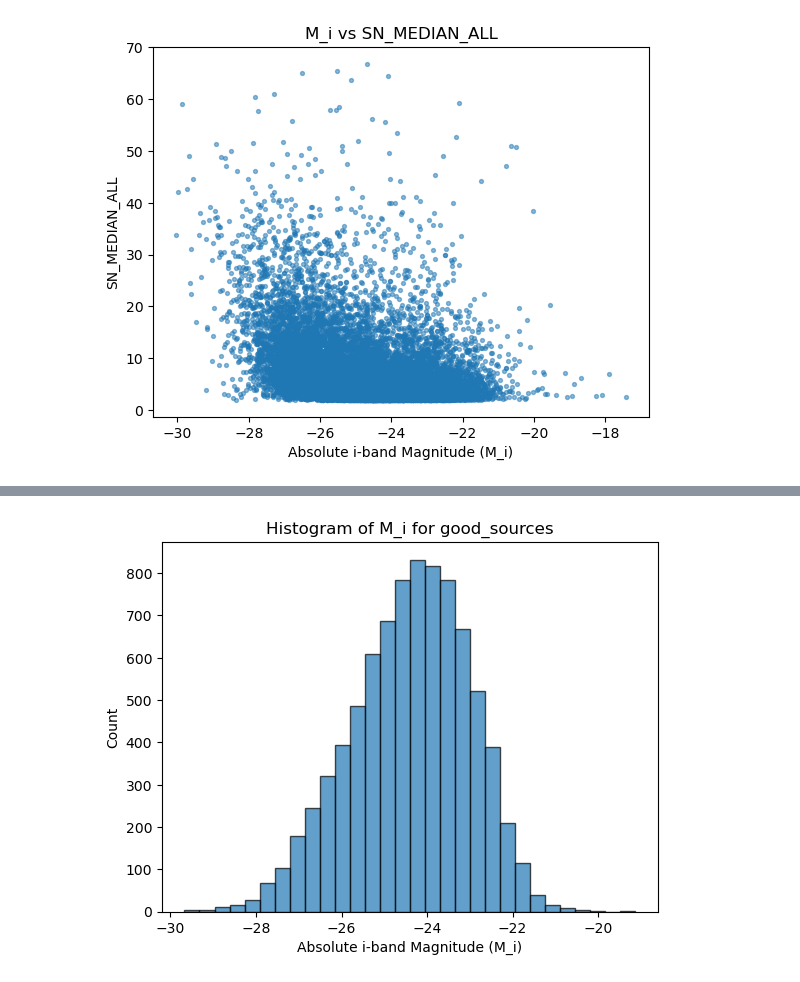
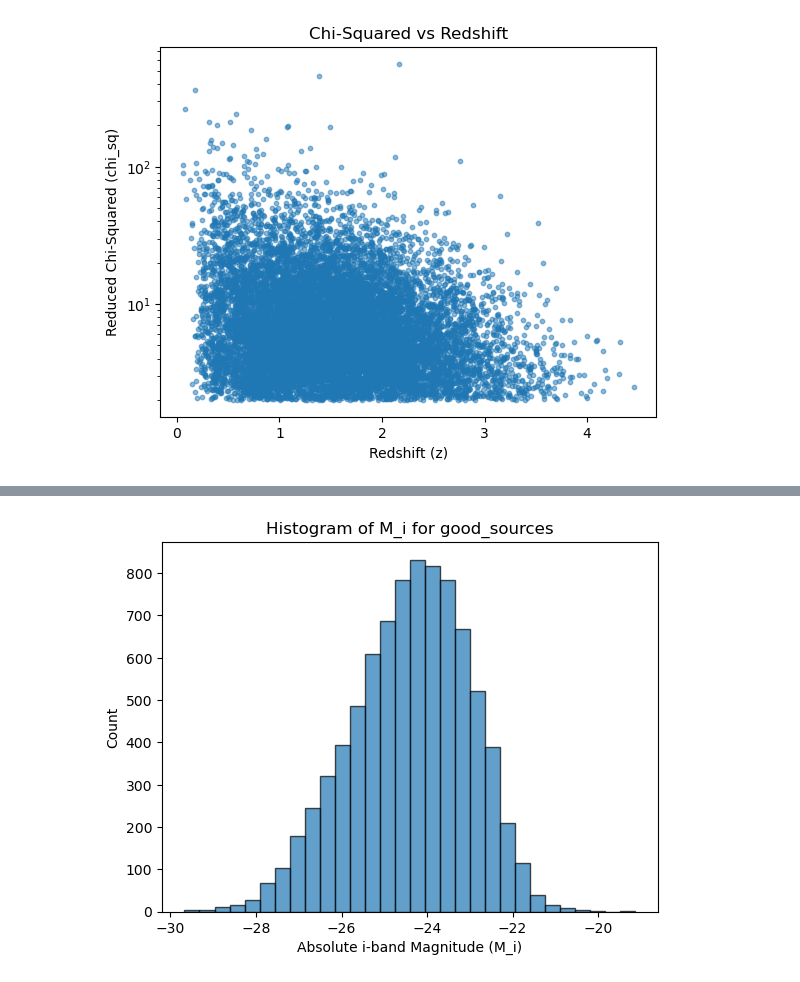
Before and after one commit to dutra/qvc, a Jupyter notebook: tutorials/rank_lc.ipynb, the cells around one changed output, grey strips where cells are left out. Cells and saved outputs as stored; diff of their text form; code cells hidden in the pictures.

```diff
--- a/tutorials/rank_lc.ipynb
+++ b/tutorials/rank_lc.ipynb
@@ -183,11 +194,12 @@ save_lc_plot(times=d['times'], mags=d['mags'], magerrs=d['magerrs'], object_id=d
-# %%
-d = df[df['SN_MEDIAN_ALL'] > 2]
-plt.scatter(d['M_i'], d['SN_MEDIAN_ALL'], alpha=0.5, s=8)
-plt.xlabel('Absolute i-band Magnitude (M_i)')
-plt.ylabel('SN_MEDIAN_ALL')
-plt.title('M_i vs SN_MEDIAN_ALL')
-plt.show()
-# %% [output]
-[figure, removed]
+# %%
+mask = df['chi_sq'] > 2
+plt.scatter(df['z'][mask], df['chi_sq'][mask], alpha=0.5, s=10)
+plt.xlabel('Redshift (z)')
+plt.ylabel('Reduced Chi-Squared (chi_sq)')
+plt.title('Chi-Squared vs Redshift')
+plt.yscale('log')
+plt.show()
+# %% [output]
+[figure, added]
 # %%
 good_sources = df[
```
Also changed, not shown: parts of 7 cells of this notebook, 2 other files.
